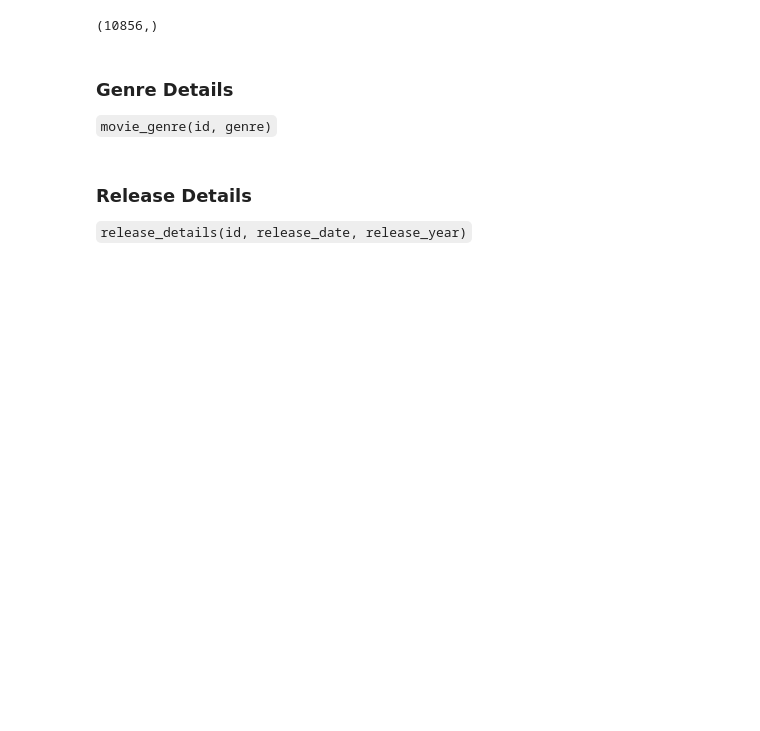
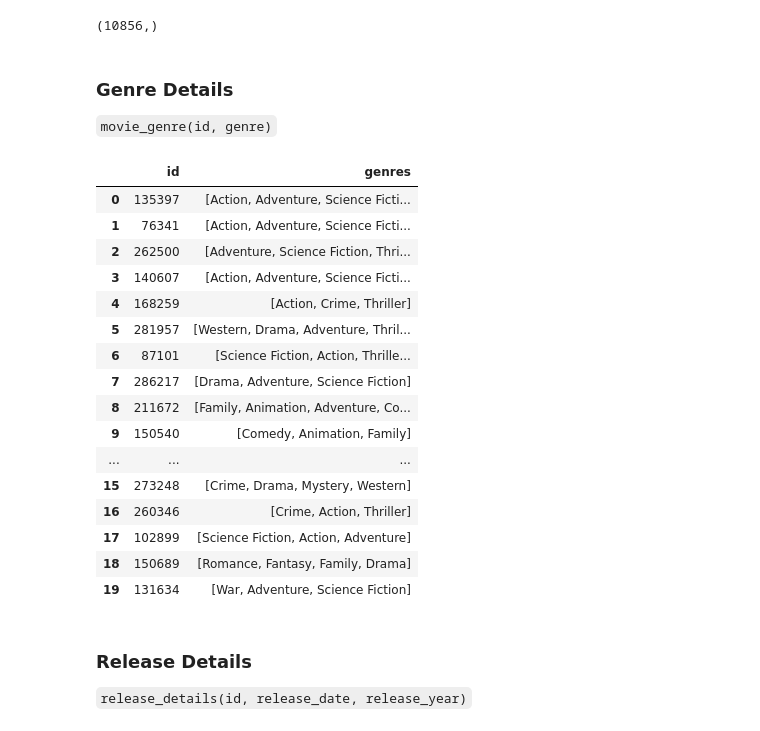
Before and after one commit to gowthamgeddam/DE_Project, a Jupyter notebook: python_files/preprocessing.ipynb, the cells around one changed output. Drawn from its saved outputs; the diff is of its cells as text; code cells hidden in the pictures; blank space fills up the shorter version.

Commit message:
movie_genre table done

```diff
--- a/python_files/preprocessing.ipynb
+++ b/python_files/preprocessing.ipynb
@@ -102,3 +102,26 @@ file1.close()
 # %% [markdown]
 ### Genre Details
 `movie_genre(id, genre)`
+# %%
+genre_df = df.copy(deep=True)
+genre = genre_df[['id', 'genres']]
+genre.loc[:, 'genres'] = genre.genres.apply(lambda name: str(name).split('|'))
+genre.head(20)
+# %% [output]
+|  | id | genres |
+| 0 | 135397 | [Action, Adventure, Science Ficti... |
+| 1 | 76341 | [Action, Adventure, Science Ficti... |
+| 2 | 262500 | [Adventure, Science Fiction, Thri... |
+| 3 | 140607 | [Action, Adventure, Science Ficti... |
+| 4 | 168259 | [Action, Crime, Thriller] |
+| 5 | 281957 | [Western, Drama, Adventure, Thril... |
+| 6 | 87101 | [Science Fiction, Action, Thrille... |
+| 7 | 286217 | [Drama, Adventure, Science Fiction] |
+| 8 | 211672 | [Family, Animation, Adventure, Co... |
+| 9 | 150540 | [Comedy, Animation, Family] |
+| ... | ... | ... |
+| 15 | 273248 | [Crime, Drama, Mystery, Western] |
+| 16 | 260346 | [Crime, Action, Thriller] |
+| 17 | 102899 | [Science Fiction, Action, Adventure] |
+| 18 | 150689 | [Romance, Fantasy, Family, Drama] |
+| 19 | 131634 | [War, Adventure, Science Fiction] |
```
Also changed, not shown: parts of 1 cell of this notebook, 1 other file.
